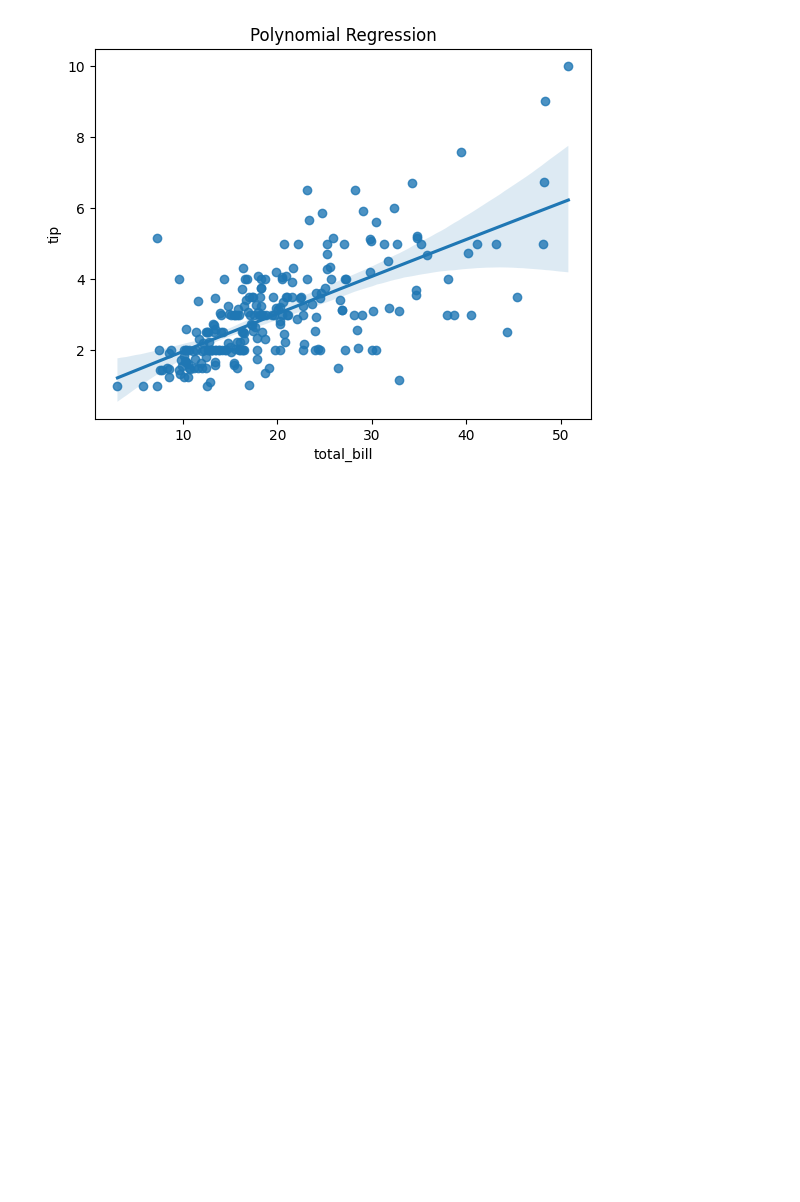
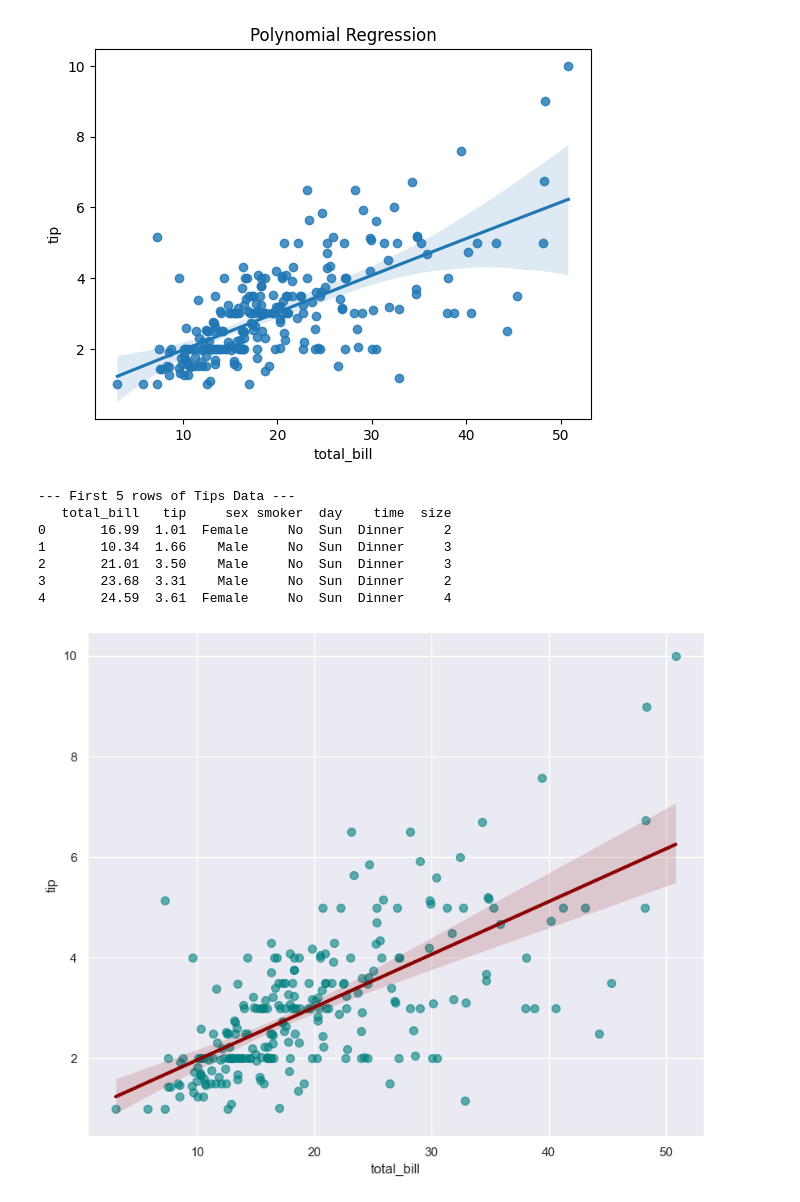
Before and after one commit to Subodhoraw/Python-revive, a Jupyter notebook: Q&A/python_details/seaborn1/INTERMEDIATESEA.IPYNB, the cells around one changed output. Saved outputs shown, nothing was run; the diff lists cells and outputs as text; code cells hidden in the pictures; blank space fills up the shorter version.

```diff
--- a/Q&A/python_details/seaborn1/INTERMEDIATESEA.IPYNB
+++ b/Q&A/python_details/seaborn1/INTERMEDIATESEA.IPYNB
@@ -65,3 +65,60 @@ plt.show()
 # %% [output]
 [figure]
 [figure]
+# %%
+import seaborn as sns
+import matplotlib.pyplot as plt
+
+# ==========================================
+# 1. Load Built-in Dataset
+# ==========================================
+# Seaborn has many practice datasets available
+tips_data = sns.load_dataset('tips')
+
+print("--- First 5 rows of Tips Data ---")
+print(tips_data.head())
+
+# ==========================================
+# 2. Create the Plot
+# ==========================================
+# lmplot = "Linear Model Plot"
+# It draws both the scatter points and the regression line automatically.
+sns.set_theme(style ="darkgrid") #Make it look nice
+
+#The core command
+g = sns.lmplot(
+    data = tips_data,
+    x = "total_bill",
+    y = "tip",
+    # ---Customization Options ----
+    height = 7 ,  # Size of the graph
+    aspect = 1.2,# Width vs Height ratio
+    # Scatter point styling
+    scatter_kws ={'s': 50, 'alpha': 0.6, 'color':'teal'},
+
+    #Regression line styling
+    line_kws = {'color': 'darkred','linewidth': 3}
+)
+# ========================================
+# 3. Add Context
+#=========================================
+
+#lmplot returns a "FacetGrid" object (g), so we talk to g.ax to set titles.
+g.ax.set_title(" Relationship: Total Bill vs. Tip Amount", fontsize = 16)
+g.ax.set_xlabel(" Total Bill($)", fontsize = 12)
+g.ax.set_ylabel("Tip Amount($)", fontsize = 12)
+
+#Add an annotation to pint out an intresting outlier
+#Finding the  biggest tipper
+max_tip_row = tips_data.loc[tips_data['tip'].idxmax()]
+g.ax.annotate("Big Spender!",
+              xy = )
+# %% [output]
+--- First 5 rows of Tips Data ---
+   total_bill   tip     sex smoker  day    time  size
+0       16.99  1.01  Female     No  Sun  Dinner     2
+1       10.34  1.66    Male     No  Sun  Dinner     3
+2       21.01  3.50    Male     No  Sun  Dinner     3
+3       23.68  3.31    Male     No  Sun  Dinner     2
+4       24.59  3.61  Female     No  Sun  Dinner     4
+[figure, added]
```
Also changed, not shown: parts of 1 cell of this notebook.
